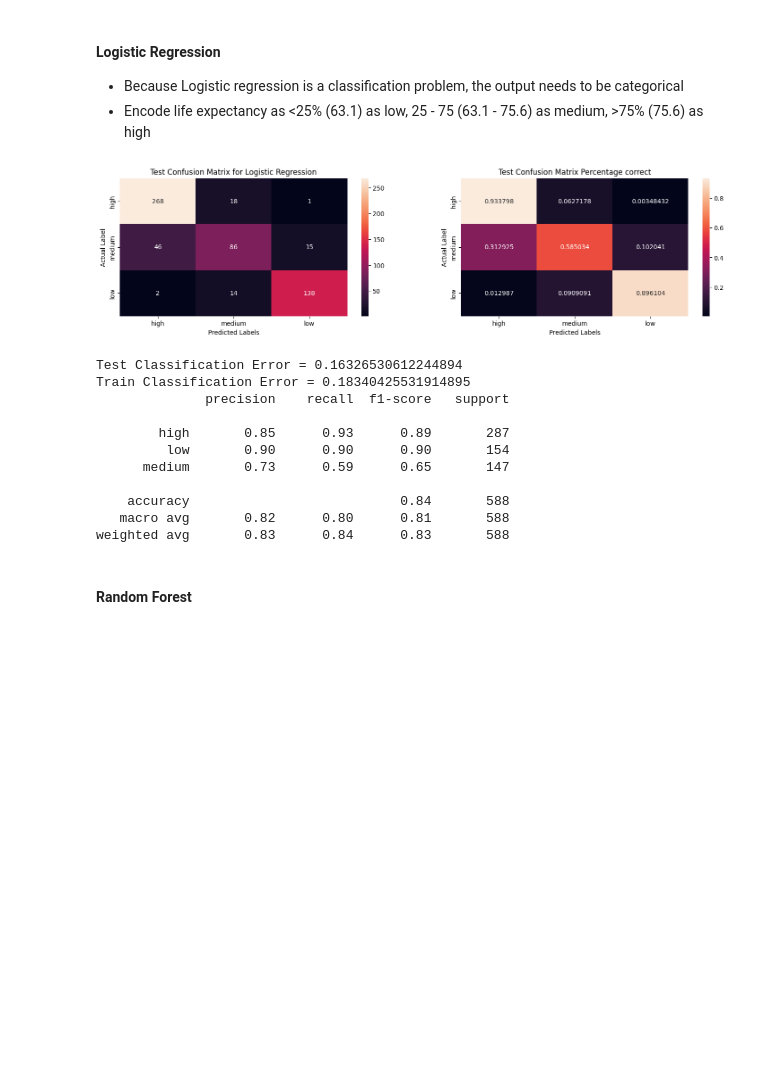
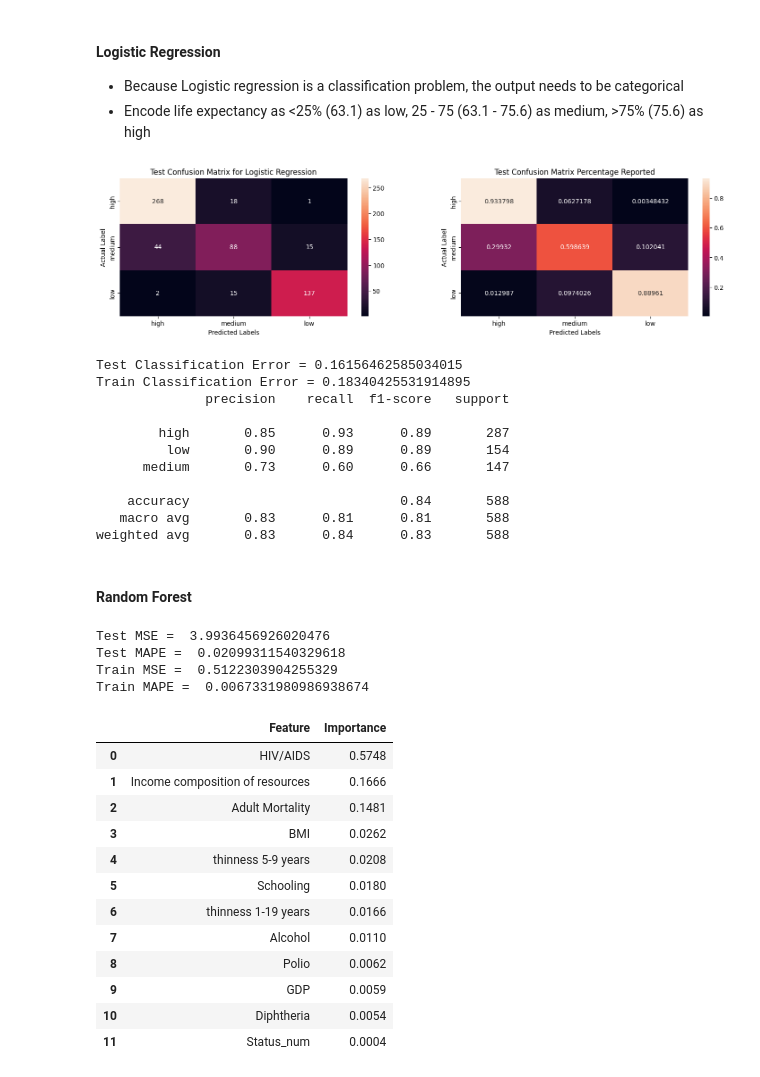
Before and after one commit to rishab-t0910/stat432_final_project, a Jupyter notebook: final_project.ipynb, the cells around one changed output. Drawn from its saved outputs; the diff is of its cells as text; code cells hidden in the pictures; blank space fills up the shorter version.

```diff
--- a/final_project.ipynb
+++ b/final_project.ipynb
@@ -96,10 +80,3 @@ life_exp_var
-# %%
-pred = list(life_exp_var[life_exp_var['Column'] != 'Life expectancy']['Column'])
-
-std_df = df[pred].copy().std()
-std_df = std_df[std_df.values > 1]
-
-pred = list(std_df.index)
 # %% [markdown]
 #### Create scatter plot to visualise data
 # %%
@@ -152,9 +129,9 @@ q1 = df['Life expectancy'].describe().loc['25%']
 q2 = df['Life expectancy'].describe().loc['50%']
 q3 = df['Life expectancy'].describe().loc['75%']
 
-model_df['Life expectancy'] = model_df['Life expectancy'].apply(lambda x: "low" if x < q1 else("medium" if x <= q2 else "high"))
+model_df['Life expectancy category'] = model_df['Life expectancy'].apply(lambda x: "low" if x < q1 else("medium" if x <= q2 else "high"))
 
-X, y = model_df[pred], model_df['Life expectancy']
+X, y = model_df[pred], model_df['Life expectancy category']
 
 ## Split train and test
 shuffle_df = model_df.sample(frac=1)
@@ -162,8 +139,8 @@ train_idx = int(0.8 * len(shuffle_df))
 train_data, test_data = shuffle_df.head(train_idx), shuffle_df.tail(len(shuffle_df) - train_idx)
 
 scaler = StandardScaler()
-X_train, y_train = scaler.fit_transform(train_data[pred]), train_data['Life expectancy']
-X_test, y_test = scaler.fit_transform(test_data[pred]), test_data['Life expectancy']
+X_train, y_train = scaler.fit_transform(train_data[pred]), train_data['Life expectancy category']
+X_test, y_test = scaler.fit_transform(test_data[pred]), test_data['Life expectancy category']
 
 # Construct model
 log_mod = LogisticRegression(random_state = 4)
@@ -187,7 +164,7 @@ percent_confusion = test_conf_matrix/row_sum[:, np.newaxis]
 sns.heatmap(percent_confusion, annot = True, fmt = 'g', ax=axes[1])
 axes[1].set_xlabel("Predicted Labels")
 axes[1].set_ylabel("Actual Label")
-axes[1].set_title("Test Confusion Matrix Percentage correct")
+axes[1].set_title("Test Confusion Matrix Percentage Reported")
 axes[1].set_xticks(ticks = [0.5, 1.5, 2.5], labels = classes)
 axes[1].set_yticks(ticks = [0.5, 1.5, 2.5], labels = classes)
 plt.show()
@@ -201,16 +178,58 @@ print("Train Classification Error =", 1-accuracy_score(y_true = y_train, y_pred=
 print(classification_report(y_true = y_test, y_pred = y_pred))
 # %% [output]
 [figure]
-Test Classification Error = 0.16326530612244894
+Test Classification Error = 0.16156462585034015
 Train Classification Error = 0.18340425531914895
               precision    recall  f1-score   support
 
         high       0.85      0.93      0.89       287
-         low       0.90      0.90      0.90       154
-      medium       0.73      0.59      0.65       147
+         low       0.90      0.89      0.89       154
+      medium       0.73      0.60      0.66       147
 
     accuracy                           0.84       588
-   macro avg       0.82      0.80      0.81       588
+   macro avg       0.83      0.81      0.81       588
 weighted avg       0.83      0.84      0.83       588
 # %% [markdown]
 #### Random Forest
+# %%
+np.random.seed(12)
+## Construct Random Forest Model
+scaler = StandardScaler()
+X_rf_train, y_rf_train = scaler.fit_transform(np.array(train_data[pred])), np.array(train_data['Life expectancy'])
+X_rf_test, y_rf_test = scaler.fit_transform(np.array(test_data[pred])), test_data['Life expectancy']
+
+random_forest_model = RandomForestRegressor()
+random_forest_model.fit(X_rf_train, y_rf_train.ravel())
+y_rf_pred = random_forest_model.predict(X_rf_test)
+y_rf_train_pred = random_forest_model.predict(X_rf_train)
+
+## Combine results in df
+rf_test_results = pd.DataFrame({"Country": test_data['Country'], "Year": test_data['Year'], "Prediction": y_rf_pred, "Actual": y_rf_test})
+rf_train_results = pd.DataFrame({"Country": train_data['Country'], "Year": train_data['Year'], "Prediction": y_rf_train_pred, "Actual": y_rf_train})
+feature_importance = pd.DataFrame({"Feature": pred, "Importance": random_forest_model.feature_importances_})
+feature_importance = feature_importance.sort_values(by = 'Importance', ascending = False).reset_index(drop = True)
+
+print("Test MSE = ", mean_squared_error(y_pred=y_rf_pred, y_true=y_rf_test))
+print("Test MAPE = ", mean_absolute_percentage_error(y_pred=y_rf_pred, y_true=y_rf_test))
+print("Train MSE = ", mean_squared_error(y_pred=y_rf_train_pred, y_true=y_rf_train))
+print("Train MAPE = ", mean_absolute_percentage_error(y_pred=y_rf_train_pred, y_true=y_rf_train))
+
+feature_importance
+# %% [output]
+Test MSE =  3.9936456926020476
+Test MAPE =  0.02099311540329618
+Train MSE =  0.5122303904255329
+Train MAPE =  0.0067331980986938674
+|  | Feature | Importance |
+| 0 | HIV/AIDS | 0.5748 |
+| 1 | Income composition of resources | 0.1666 |
+| 2 | Adult Mortality | 0.1481 |
+| 3 | BMI | 0.0262 |
+| 4 | thinness 5-9 years | 0.0208 |
+| 5 | Schooling | 0.0180 |
+| 6 | thinness 1-19 years | 0.0166 |
+| 7 | Alcohol | 0.0110 |
+| 8 | Polio | 0.0062 |
+| 9 | GDP | 0.0059 |
+| 10 | Diphtheria | 0.0054 |
+| 11 | Status_num | 0.0004 |
```
Also changed, not shown: parts of 5 cells of this notebook, 1 other file.
